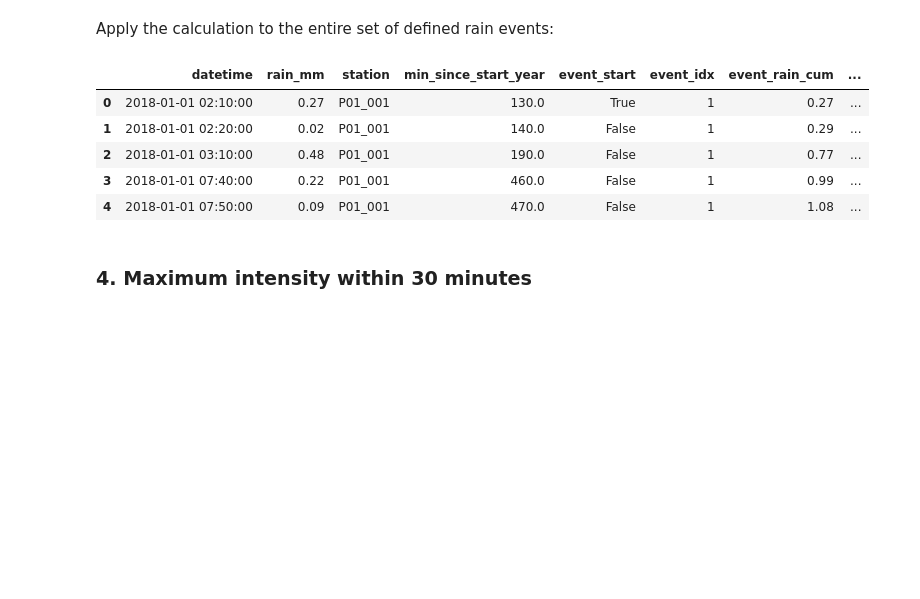
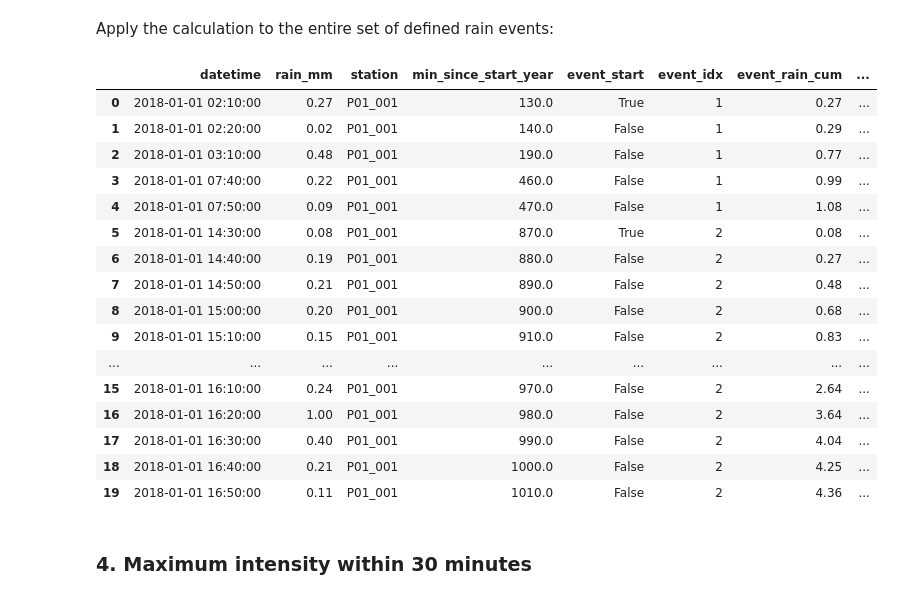
Before and after one commit to watem-sedem/rfactor, a Jupyter notebook: docs/notebooks/202106_check_erosivity_implementation.ipynb, the cells around one changed output. Saved outputs shown, nothing was run; the diff lists cells and outputs as text; code cells hidden in the pictures; blank space fills up the shorter version.

```diff
--- a/202106_vanhoeys_erosivity.ipynb
+++ b/docs/notebooks/202106_check_erosivity_implementation.ipynb
@@ -23,4 +33,4 @@ all_rainfall = erosivitydata.load_rainfall()
 # %% [markdown]
 Input is a rainfall time series:
 # %%
-all_rainfall = pd.read_csv("./tests/data/demo_rainfall.csv", parse_dates=[0])
+all_rainfall = pd.read_csv("../../tests/data/demo_rainfall.csv", parse_dates=[0])
@@ -53,10 +67,11 @@ P01_001_2018.head()
 | 3 | 2018-01-01 07:40:00 | 0.22 | P01_001 |
 | 4 | 2018-01-01 07:50:00 | 0.09 | P01_001 |
 # %%
-# From datetime to minutes difference since start of the year
-start_shift = (P01_001_2018.loc[0, "datetime"] - pd.Timestamp("2018-01-01")).total_seconds() /60.
+# From datetime to minutes difference since start of the year - bit hacky
+current_year = int(P01_001_2018["datetime"].dt.year.unique()[0])
+start_shift = (P01_001_2018.iloc[0, 0] - pd.Timestamp(f"{current_year}-01-01")).total_seconds() /60.
 P01_001_2018["min_since_start_year"] = P01_001_2018["datetime"].diff().dt.total_seconds().cumsum() /60. + start_shift
-P01_001_2018.loc[0, "min_since_start_year"] = start_shift
+P01_001_2018.iloc[0, -1] = start_shift
 # %%
 P01_001_2018.head()
 # %% [output]
@@ -75,7 +90,7 @@ event_split = "6 hours"
 # %%
 P01_001_2018["event_start"] = False
 P01_001_2018.loc[P01_001_2018["datetime"].diff() >= event_split, "event_start"] = True  # var c in matlab
-P01_001_2018.loc[0, "event_start"] = True
+P01_001_2018.loc[P01_001_2018.index[0], "event_start"] = True
 # %%
 P01_001_2018.head(10)
 # %% [output]
@@ -178,14 +195,25 @@ Apply the calculation to the entire set of defined rain events:
 # %%
 P01_001_2018["event_energy"] = P01_001_2018.groupby("event_idx")["rain_mm"].transform(rain_energy_per_unit)
 # %%
-P01_001_2018.head()
+P01_001_2018.head(20)
 # %% [output]
 |  | datetime | rain_mm | station | min_since_start_year | event_start | event_idx | event_rain_cum | ... |
 | 0 | 2018-01-01 02:10:00 | 0.27 | P01_001 | 130.0 | True | 1 | 0.27 | ... |
 | 1 | 2018-01-01 02:20:00 | 0.02 | P01_001 | 140.0 | False | 1 | 0.29 | ... |
 | 2 | 2018-01-01 03:10:00 | 0.48 | P01_001 | 190.0 | False | 1 | 0.77 | ... |
 | 3 | 2018-01-01 07:40:00 | 0.22 | P01_001 | 460.0 | False | 1 | 0.99 | ... |
 | 4 | 2018-01-01 07:50:00 | 0.09 | P01_001 | 470.0 | False | 1 | 1.08 | ... |
+| 5 | 2018-01-01 14:30:00 | 0.08 | P01_001 | 870.0 | True | 2 | 0.08 | ... |
+| 6 | 2018-01-01 14:40:00 | 0.19 | P01_001 | 880.0 | False | 2 | 0.27 | ... |
+| 7 | 2018-01-01 14:50:00 | 0.21 | P01_001 | 890.0 | False | 2 | 0.48 | ... |
+| 8 | 2018-01-01 15:00:00 | 0.20 | P01_001 | 900.0 | False | 2 | 0.68 | ... |
+| 9 | 2018-01-01 15:10:00 | 0.15 | P01_001 | 910.0 | False | 2 | 0.83 | ... |
+| ... | ... | ... | ... | ... | ... | ... | ... | ... |
+| 15 | 2018-01-01 16:10:00 | 0.24 | P01_001 | 970.0 | False | 2 | 2.64 | ... |
+| 16 | 2018-01-01 16:20:00 | 1.00 | P01_001 | 980.0 | False | 2 | 3.64 | ... |
+| 17 | 2018-01-01 16:30:00 | 0.40 | P01_001 | 990.0 | False | 2 | 4.04 | ... |
+| 18 | 2018-01-01 16:40:00 | 0.21 | P01_001 | 1000.0 | False | 2 | 4.25 | ... |
+| 19 | 2018-01-01 16:50:00 | 0.11 | P01_001 | 1010.0 | False | 2 | 4.36 | ... |
 # %% [markdown]
 ### 4. Maximum intensity within 30 minutes
 # %% [markdown]
```
Also changed, not shown: parts of 67 cells of this notebook.
